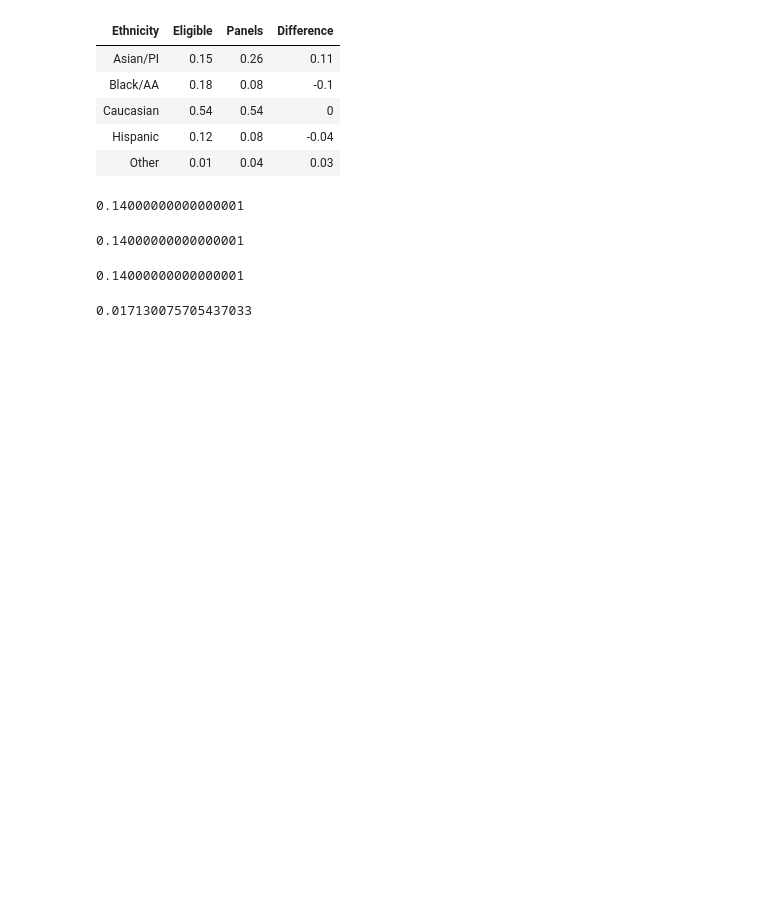
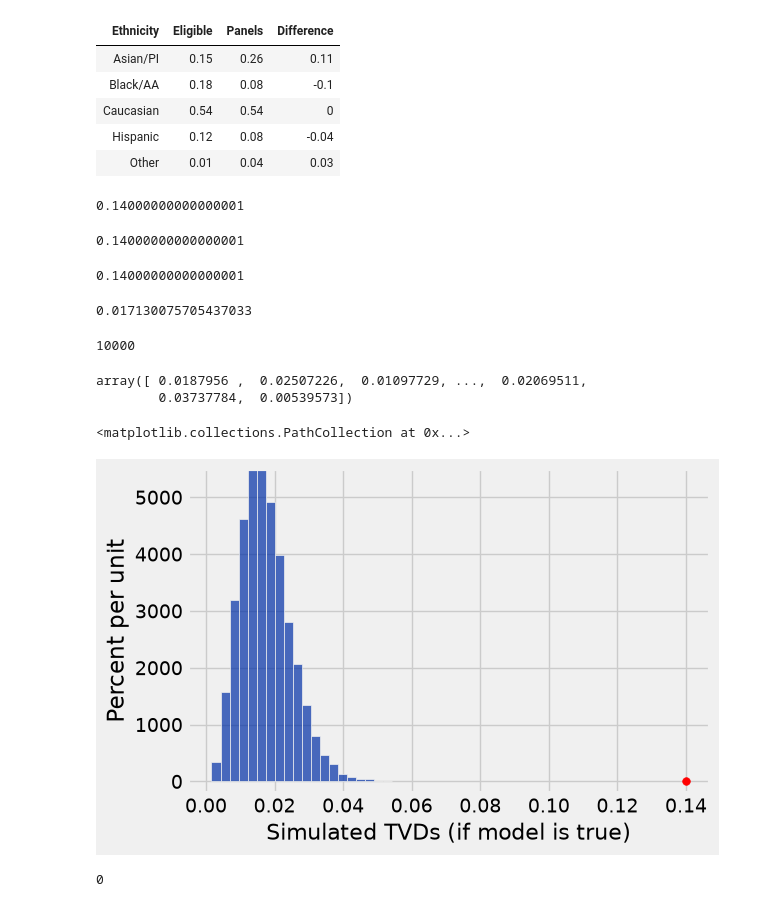
Before and after one commit to lawtonsclass/f26-code-from-class, a Jupyter notebook: data8/ch11.ipynb, the cells around one changed output. Saved outputs shown, nothing was run; the diff lists cells and outputs as text; code cells hidden in the pictures; blank space fills up the shorter version.

```diff
--- a/data8/ch11.ipynb
+++ b/data8/ch11.ipynb
@@ -161,3 +161,31 @@ def simulated_tvd():
 tvds = make_array()
 
 # Crushed ICE: simulate 10,000 tvds into the tvds array
+num_simulations = 10000
+for i in np.arange(num_simulations):
+    new_tvd = simulated_tvd()
+    tvds = np.append(tvds, new_tvd)
+# %%
+len(tvds)
+# %% [output]
+10000
+# %%
+tvds
+# %% [output]
+array([ 0.0187956 ,  0.02507226,  0.01097729, ...,  0.02069511,
+        0.03737784,  0.00539573])
+# %%
+title = 'Simulated TVDs (if model is true)'
+
+Table().with_column(title, tvds).hist(bins=20)
+
+# Plotting the observed TVD--ignore this code!
+plt.ylim(-2, 55)
+plt.scatter(observed_tvd, 0, color='red', s=30)
+# %% [output]
+<matplotlib.collections.PathCollection at 0x...>
+[figure, added]
+# %%
+np.count_nonzero(tvds >= 0.14)
+# %% [output]
+0
```
Also changed, not shown: 10 other files.
